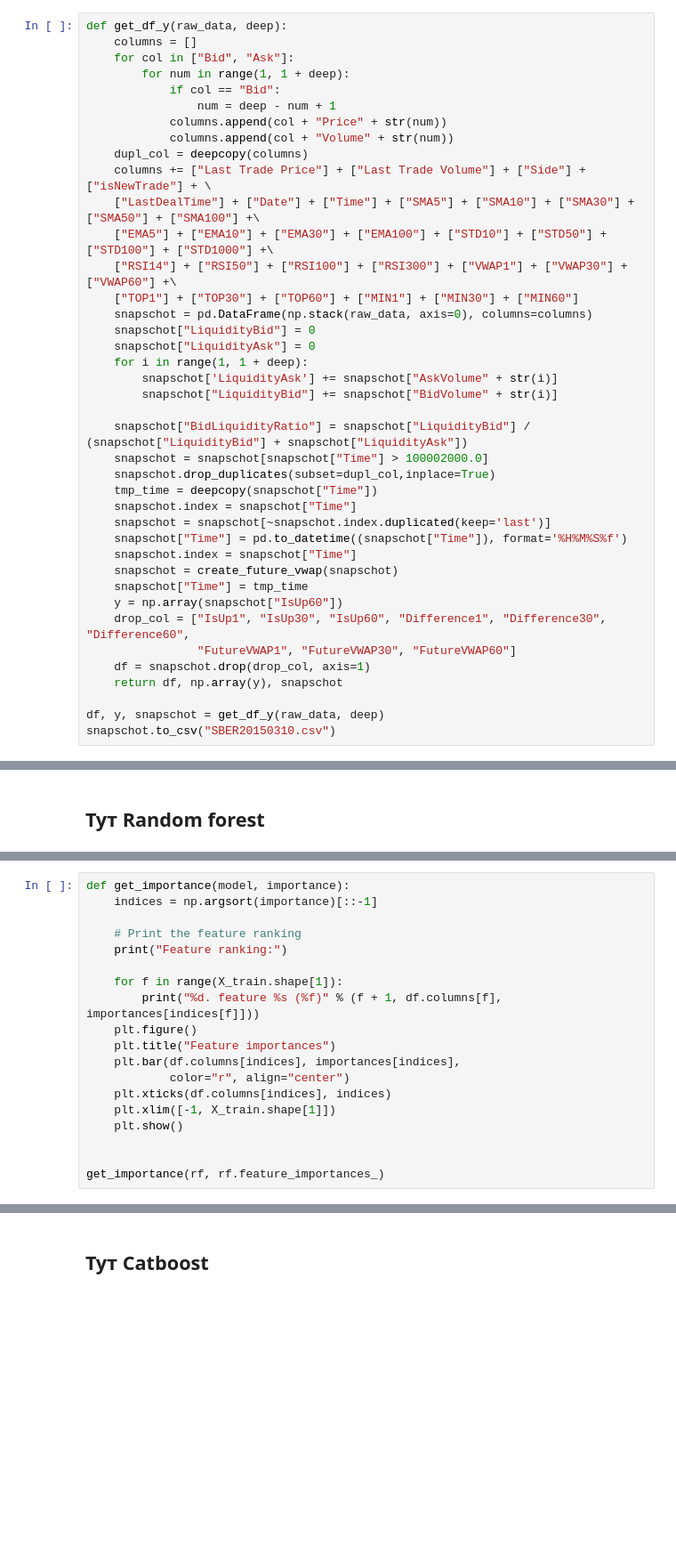
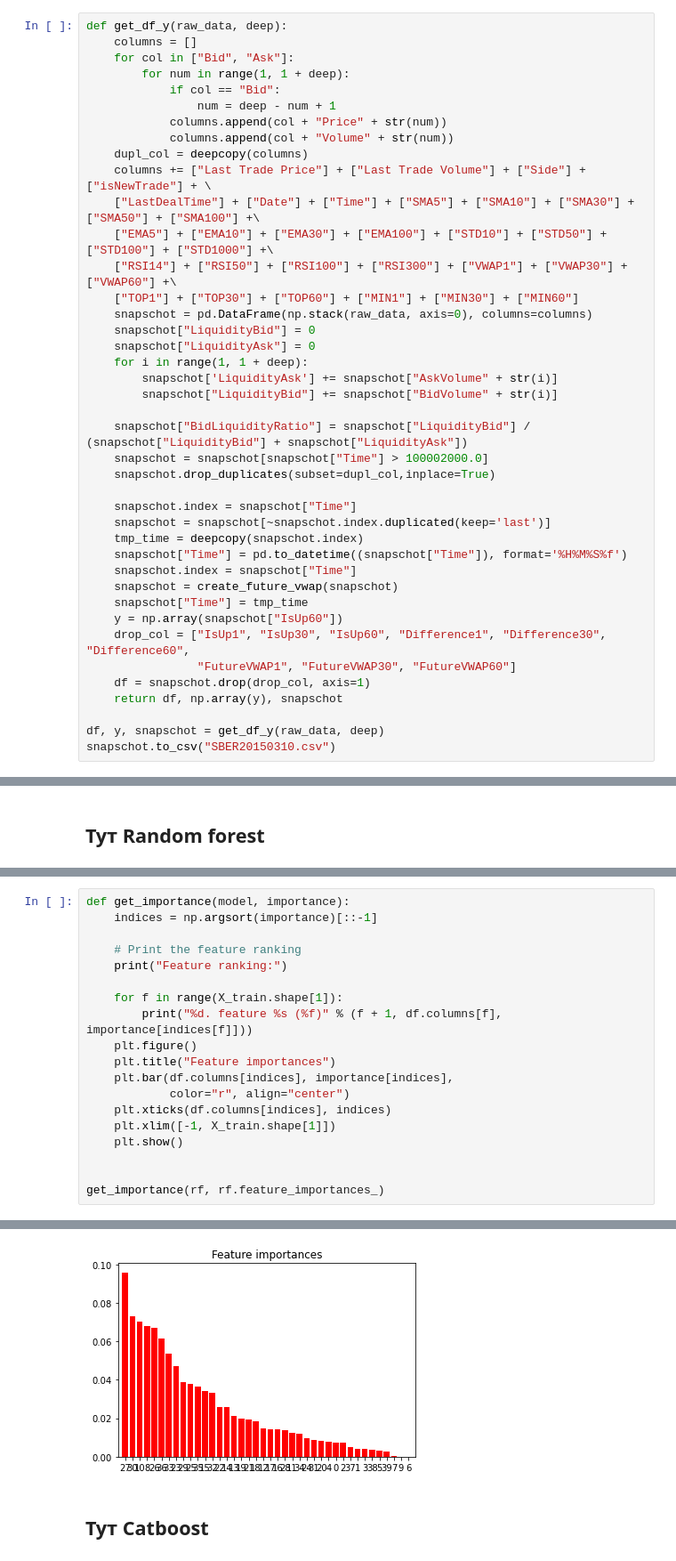
Before and after one commit to koteyevlev/MarketMakingMLAlgo, a Jupyter notebook: MLBacktest.ipynb, the cells around one changed output, grey strips where cells are left out. Shown at 89% size. Saved outputs shown, nothing was run; the diff lists cells and outputs as text; blank space fills up the shorter version.

```diff
--- a/MLBacktest.ipynb
+++ b/MLBacktest.ipynb
@@ -740,9 +743,10 @@ def get_df_y(raw_data, deep):
     snapschot["BidLiquidityRatio"] = snapschot["LiquidityBid"] / (snapschot["LiquidityBid"] + snapschot["LiquidityAsk"])
     snapschot = snapschot[snapschot["Time"] > 100002000.0]
     snapschot.drop_duplicates(subset=dupl_col,inplace=True)
-    tmp_time = deepcopy(snapschot["Time"])
+
     snapschot.index = snapschot["Time"]
     snapschot = snapschot[~snapschot.index.duplicated(keep='last')]
+    tmp_time = deepcopy(snapschot.index)
     snapschot["Time"] = pd.to_datetime((snapschot["Time"]), format='%H%M%S%f')
     snapschot.index = snapschot["Time"]
     snapschot = create_future_vwap(snapschot)
@@ -792,10 +832,10 @@ def get_importance(model, importance):
     print("Feature ranking:")
 
     for f in range(X_train.shape[1]):
-        print("%d. feature %s (%f)" % (f + 1, df.columns[f], importances[indices[f]]))
+        print("%d. feature %s (%f)" % (f + 1, df.columns[f], importance[indices[f]]))
     plt.figure()
     plt.title("Feature importances")
-    plt.bar(df.columns[indices], importances[indices],
+    plt.bar(df.columns[indices], importance[indices],
             color="r", align="center")
     plt.xticks(df.columns[indices], indices)
     plt.xlim([-1, X_train.shape[1]])
@@ -803,3 +843,4 @@ def get_importance(model, importance):
 
 
 get_importance(rf, rf.feature_importances_)
+# %% [output]
@@ -806,3 +864,4 @@ get_importance(rf, rf.feature_importances_)
+[figure, added]
 # %% [markdown]
 ## Тут Catboost
 # %%
```
Also changed, not shown: parts of 18 cells of this notebook, 8 other files.
